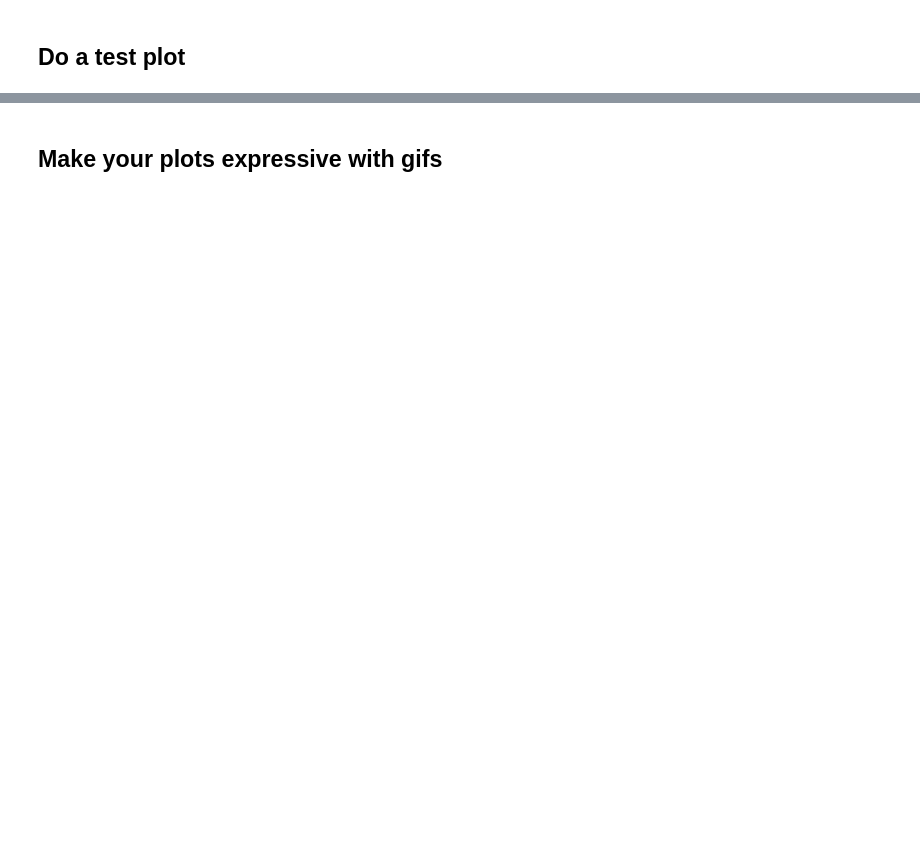
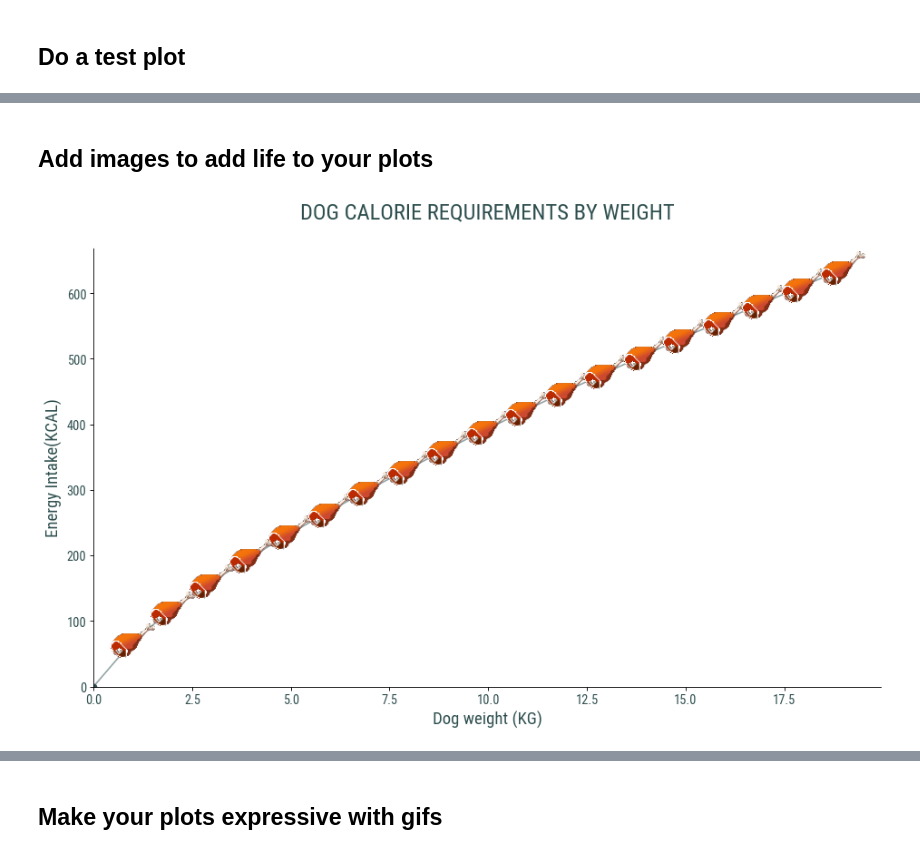
Before and after one commit to wickdChromosome/spicy_plots_with_matplotlib, a Jupyter notebook: matplotlib_pro.ipynb, the cells around one changed output, grey strips where cells are left out. Saved outputs shown, nothing was run; the diff lists cells and outputs as text; code cells hidden in the pictures; blank space fills up the shorter version.

```diff
--- a/matplotlib_pro.ipynb
+++ b/matplotlib_pro.ipynb
@@ -92,0 +108,67 @@ padmaa-Bold.1.1: padmaa-Bold.1.1
+# %% [markdown]
+## Add images to add life to your plots
+# %%
+
+def getImage(path):
+
+    img = Image.open(path)
+    rsize = img.resize((np.array(img.size)/20).astype(int)) # Use PIL to resize
+    #print(a)
+    return OffsetImage(rsize)
+
+#the new fonts to be used
+axis_font = "Roboto Condensed"
+plt.rcParams['axes.facecolor'] = 'white'
+
+dog_weights = list(range(20))
+kcal_requirements = [70 * (x)**(3/4) for x in dog_weights]
+
+#plot it
+fig,ax = plt.subplots(figsize=(14, 8), dpi=80)#figure(num=None, figsize=(14, 8), dpi=240, facecolor='w', edgecolor='k')
+
+
+plt.scatter(dog_weights , kcal_requirements, color='darkslategray', alpha=1)
+plt.plot(dog_weights , kcal_requirements, color='darkslategray', alpha=0.5)
+
+#plt.scatter(outlier_noise ,outlier_noise + 2, color='indigo', alpha=0.17)
+
+plt.xlim(0)
+plt.ylim(0)
+
+#plt.text(0.13,9.5,"DOG RER(RESTING ENERGY REQUIREMENTS) BY WEIGHT",fontname=axis_font, fontsize=22,color="darkslategray")#,bbox=dict(facecolor='slategray',alpha=1))
+plt.title("DOG CALORIE REQUIREMENTS BY WEIGHT\n",fontname=axis_font, fontsize=22, color="darkslategray")
+
+#plt.arrow(0.68, 8.3, 2.53, 0, head_width=0, head_length=0, color="white")
+
+ax.spines['bottom'].set_color('black')
+ax.spines['top'].set_color('white')
+ax.spines['right'].set_color('white')
+ax.spines['left'].set_color('black')
+
+#ax.imshow(plt.imread("nuggies.png"),extent=(0,1,0,1))
+
+for tick in ax.get_xticklabels():
+    tick.set_fontname(axis_font)
+    tick.set_size(13)
+    tick.set_color("darkslategray")
+
+for tick in ax.get_yticklabels():
+    tick.set_fontname(axis_font)
+    tick.set_color("darkslategray")
+    tick.set_size(13)
+
+plt.xlabel("Dog weight (KG)", fontname=axis_font, fontsize=17, color="darkslategray")
+plt.ylabel("Energy Intake(KCAL)", fontname=axis_font, fontsize=17, color="darkslategray")
+
+from matplotlib.offsetbox import OffsetImage, AnnotationBbox
+
+for x0, y0 in zip(dog_weights, kcal_requirements):
+    if x0 == 0:
+        continue
+    ab = AnnotationBbox(getImage("nuggies.png"), (x0, y0), frameon=False)
+    ax.add_artist(ab)
+
+
+fig.savefig("dogrer.png", bbox_inches='tight')
+# %% [output]
+[figure, added]
```
Also changed, not shown: parts of 12 cells of this notebook, 8 other files.
